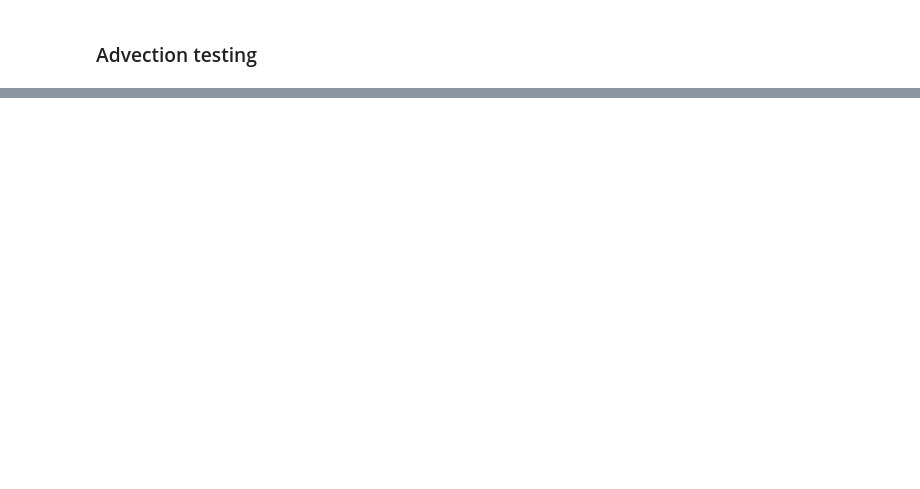
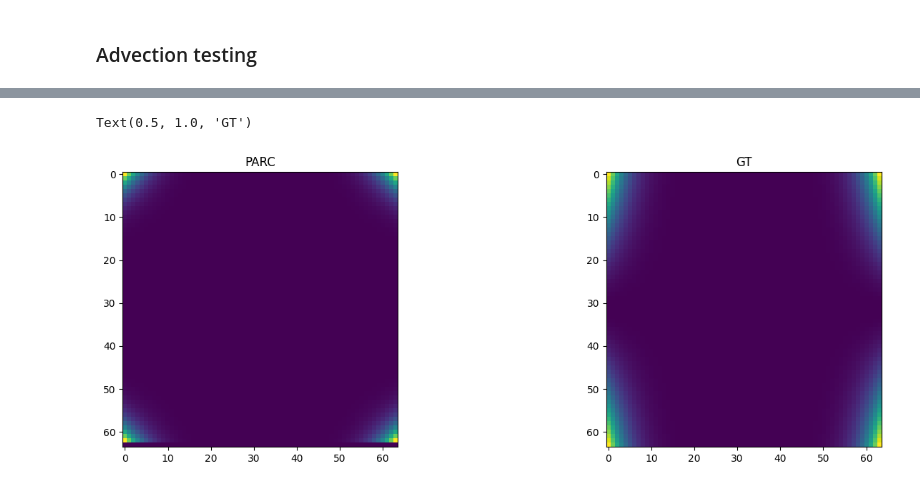
Before and after one commit to baeklab/PARCtorch, a Jupyter notebook: xinlun_testbook.ipynb, the cells around one changed output, grey strips where cells are left out. Saved outputs shown, nothing was run; the diff lists cells and outputs as text; code cells hidden in the pictures; blank space fills up the shorter version.

```diff
--- a/xinlun_testbook.ipynb
+++ b/xinlun_testbook.ipynb
@@ -74,0 +157,9 @@ plt.imshow(adv_parc.detach().numpy()[0, 0, :, :])
+# %%
+fig, (ax0, ax1) = plt.subplots(1, 2, figsize=(16, 5))
+ax0.imshow(y_dy2.detach().cpu().numpy()[0, 0, :, :])
+ax0.set_title("PARC")
+ax1.imshow(y_dy*y_dy)
+ax1.set_title("GT")
+# %% [output]
+Text(0.5, 1.0, 'GT')
+[figure, added]
```
Also changed, not shown: parts of 21 cells of this notebook, 4 other files.
